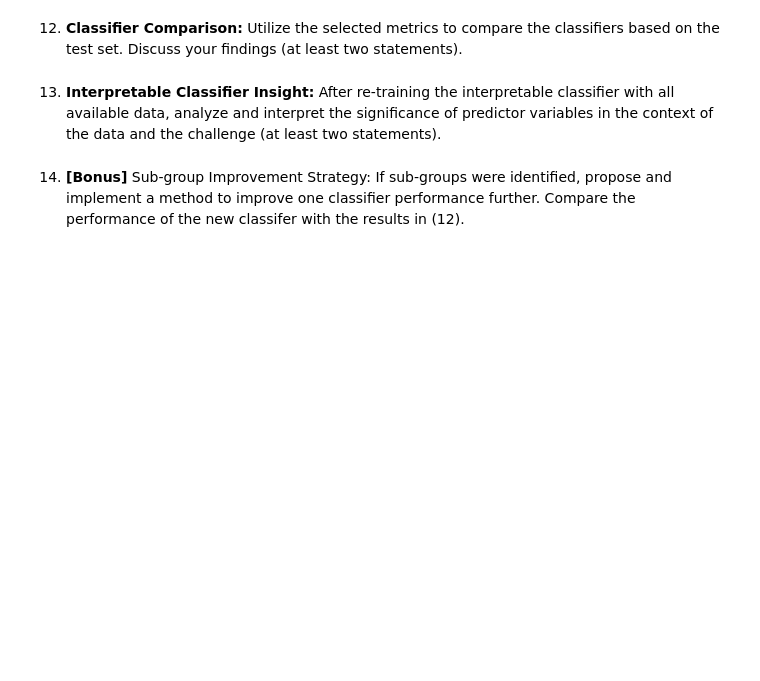
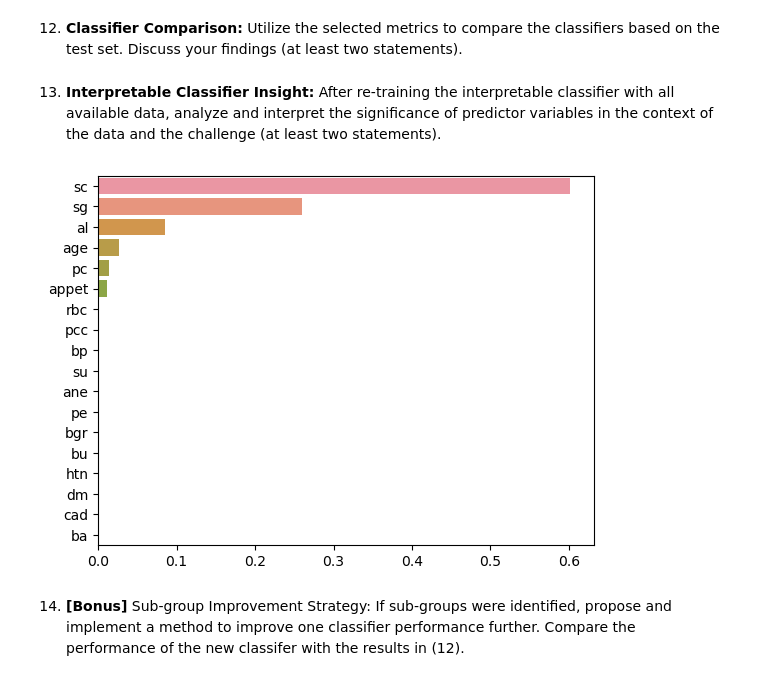
Before and after one commit to dail9/3da-assignment6, a Jupyter notebook: assignment6.ipynb, the cells around one changed output. Saved outputs shown, nothing was run; the diff lists cells and outputs as text; code cells hidden in the pictures; blank space fills up the shorter version.

```diff
--- a/assignment6.ipynb
+++ b/assignment6.ipynb
@@ -1305,3 +1315,14 @@ array([[73,  2],
+# %%
+feature_importances = cs_dt.feature_importances_
+
+sorted_indices = feature_importances.argsort()[::-1]
+sorted_feature_names = X_train.columns[sorted_indices]
+sorted_importances = feature_importances[sorted_indices]
+# %%
+sns.barplot(x = sorted_importances, y = sorted_feature_names)
+plt.show()
+# %% [output]
+[figure, added]
 # %% [markdown]
 14. **[Bonus]** Sub-group Improvement Strategy: If sub-groups were identified, propose and implement a method to improve one classifier performance further. Compare the performance of the new classifer with the results in (12).
 # %% [markdown]
```
Also changed, not shown: parts of 13 cells of this notebook.
